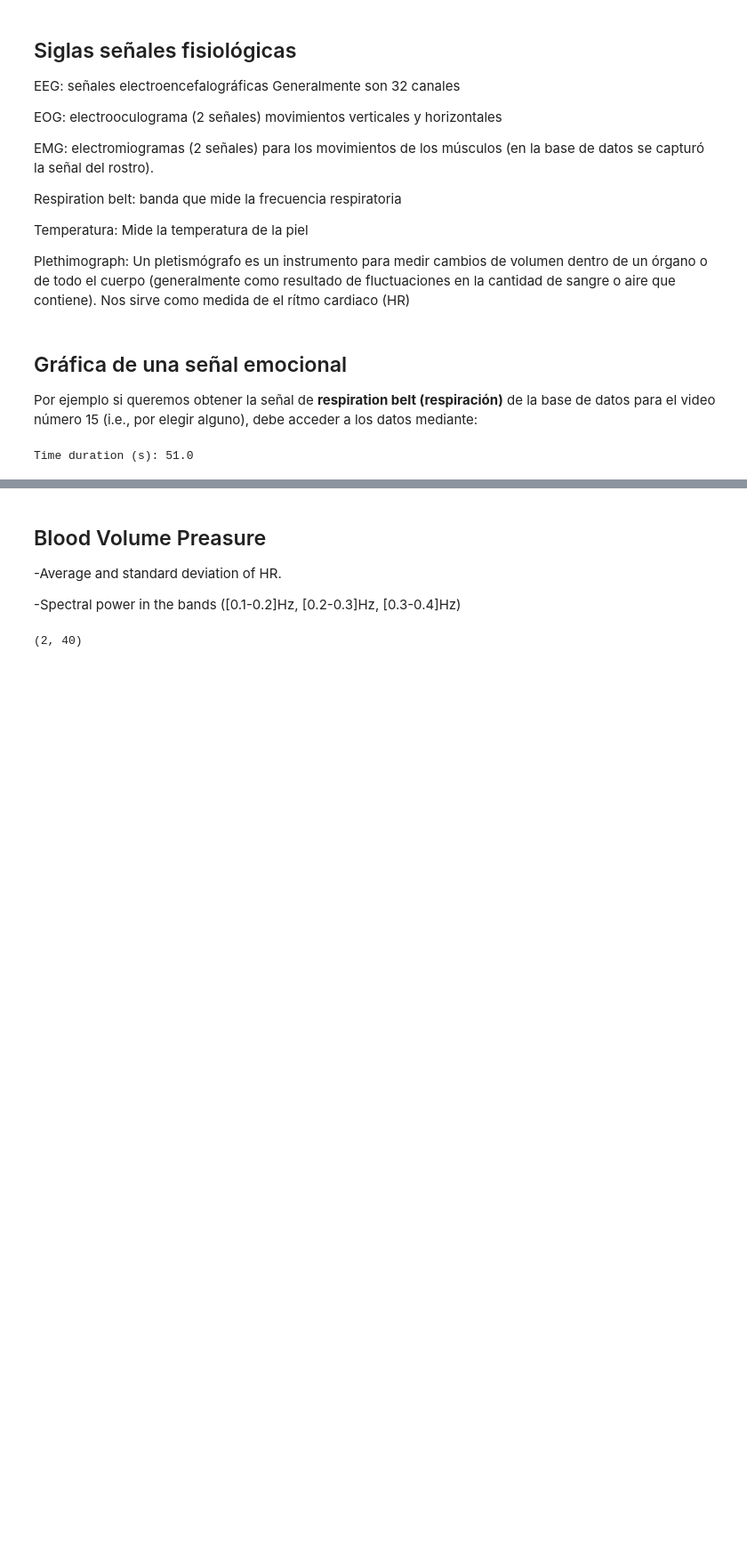
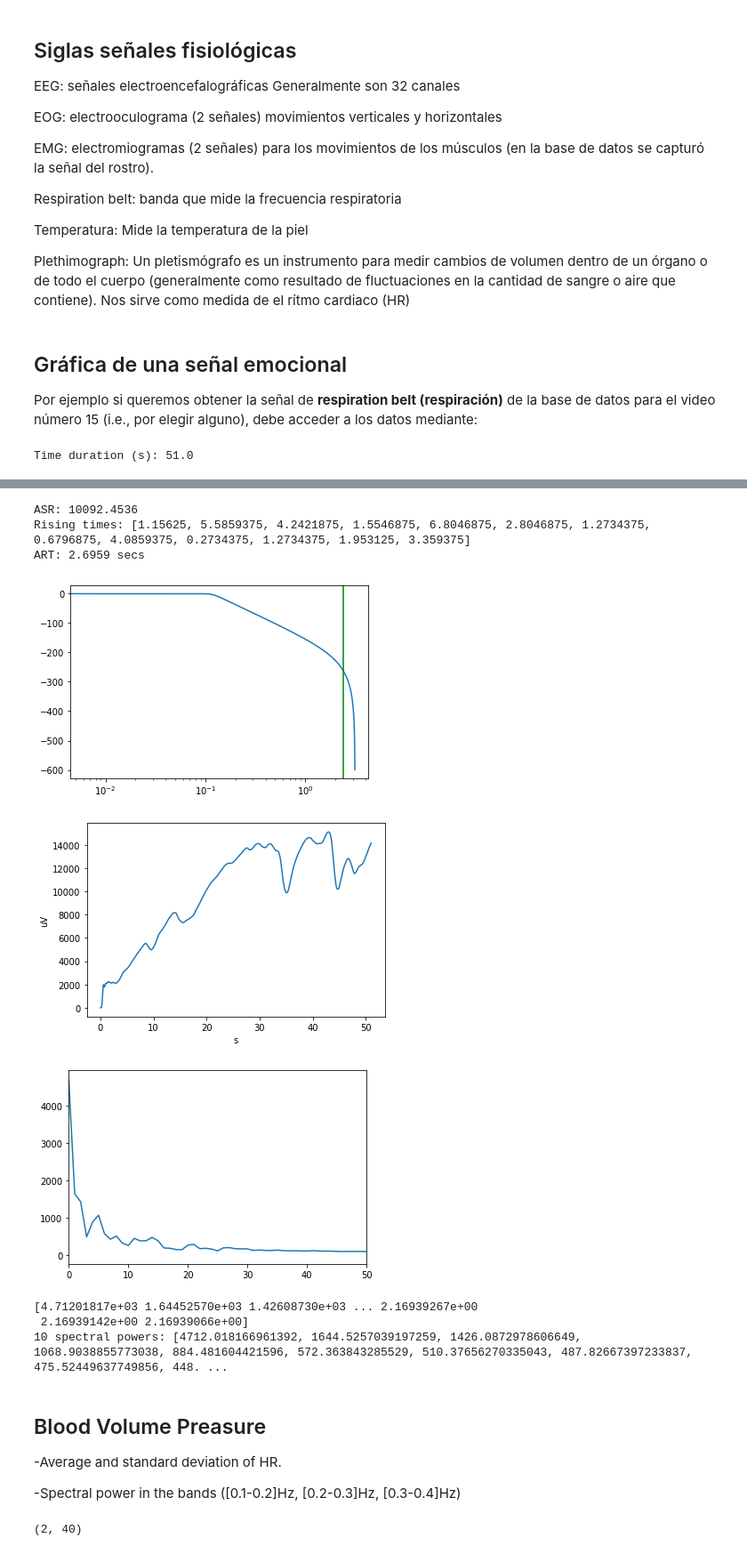
Before and after one commit to chape8/Se-alesIII, a Jupyter notebook: miniProyecto1_Intro.ipynb, the cells around one changed output, grey strips where cells are left out. Shown at 89% size. Saved outputs shown, nothing was run; the diff lists cells and outputs as text; code cells hidden in the pictures; blank space fills up the shorter version.

```diff
--- a/miniProyecto1_Intro.ipynb
+++ b/miniProyecto1_Intro.ipynb
@@ -116,3 +136,72 @@ plt.show()
+# %%
+channel = 37
+trial = 15
+skin_resistance = X[trial-1,channel-1,:]
+
+#Calculating average skin resistance
+
+average_skin_resistance = round(np.average(skin_resistance),4)
+print("ASR: "+str(average_skin_resistance))
+
+#Calculating average rising time
+
+contador = 0
+time = []
+for i in range(0,len(skin_resistance)-1):
+    if skin_resistance[i+1] >= skin_resistance[i]:
+        contador += 1
+    else:
+        if contador > 32:
+          time.append(contador/128)
+        contador=0
+if contador > 32: #This 'if' is useful when the signal ends still rising
+  time.append(contador/128)
+
+print("Rising times: " +str(time))
+average_rising_time = round(np.average(time),4)
+print("ART: "+str(average_rising_time)+" secs")
+
+#Calculating 10 spectral power in the [0-2.4]Hz Bands
+
+# 1. Filtering the signal in the band requeried
+
+filtered_skin_resistance = butter_lowpass_filter(skin_resistance, cut=2.4, fs=128, order=8)
+
+ts = len(filtered_skin_resistance)/128.
+time = np.linspace(0,ts,len(filtered_skin_resistance))
+
+plt.plot(time,filtered_skin_resistance)
+plt.ylabel('uV')
+plt.xlabel('s')
+plt.show()
+
+# 2. Calculating FFT
+from scipy.fft import fft
+yf = fft(filtered_skin_resistance)
+
+yf_aux = 2.0/len(filtered_skin_resistance) * np.abs(yf[1:len(filtered_skin_resistance)//2])
+plt.plot(yf_aux)
+plt.xlim(0,50)
+plt.show()
+
+potencias = []
+aux = yf_aux
+print(aux)
+for i in range(0,10):
+  potencias.append(np.max(aux))
+  result = np.where(aux == np.max(aux))
+  aux=np.delete(aux,result[0][0])
+print("10 spectral powers: "+str(potencias))
+# %% [output]
+ASR: 10092.4536
+Rising times: [1.15625, 5.5859375, 4.2421875, 1.5546875, 6.8046875, 2.8046875, 1.2734375, 0.6796875, 4.0859375, 0.2734375, 1.2734375, 1.953125, 3.359375]
+ART: 2.6959 secs
+[figure, added]
+[figure, added]
+[figure, added]
+[4.71201817e+03 1.64452570e+03 1.42608730e+03 ... 2.16939267e+00
+ 2.16939142e+00 2.16939066e+00]
+10 spectral powers: [4712.018166961392, 1644.5257039197259, 1426.0872978606649, 1068.9038855773038, 884.481604421596, 572.363843285529, 510.37656270335043, 487.82667397233837, 475.52449637749856, 448. ...
 # %% [markdown]
 ## Blood Volume Preasure
 
```
Also changed, not shown: parts of 9 cells of this notebook.
